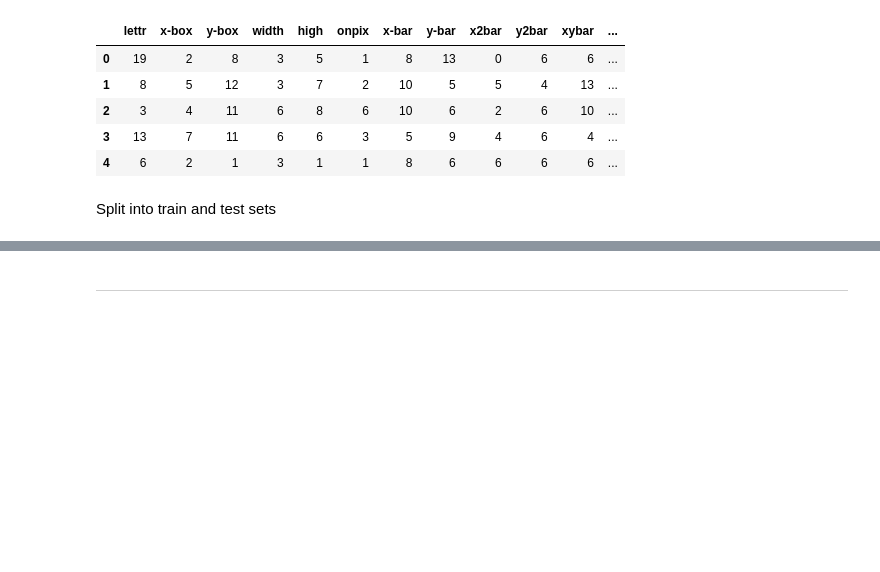
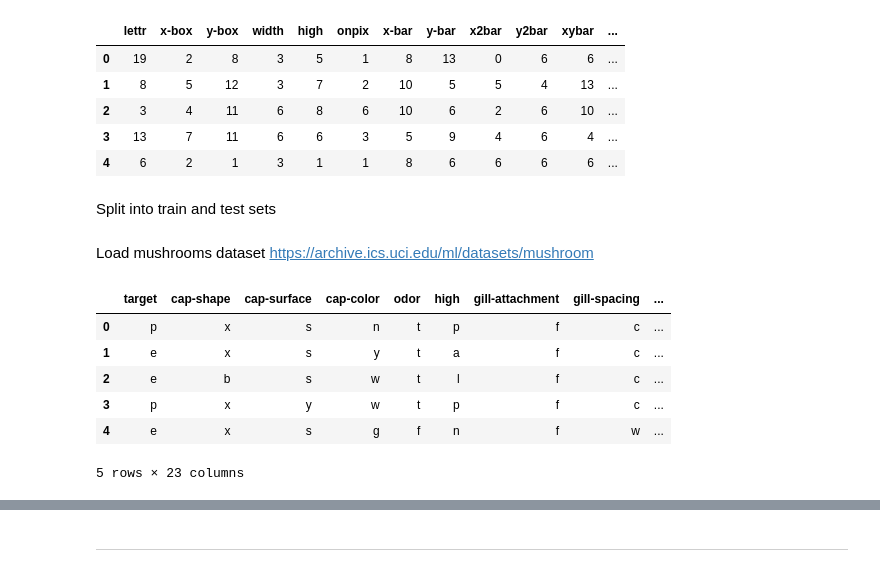
Before and after one commit to smikhai1/RF-online, a Jupyter notebook: notebooks/experiments.ipynb, the cells around one changed output, grey strips where cells are left out. Drawn from its saved outputs; the diff is of its cells as text; code cells hidden in the pictures; blank space fills up the shorter version.

```diff
--- a/notebooks/experiments.ipynb
+++ b/notebooks/experiments.ipynb
@@ -103,3 +100,21 @@ datasets['letters']['X_train'] = X_train
 datasets['letters']['X_test'] = X_test
 datasets['letters']['y_train'] = y_train
 datasets['letters']['y_test'] = y_test
+# %% [markdown]
+Load mushrooms dataset https://archive.ics.uci.edu/ml/datasets/mushroom
+# %%
+cols = ['target', 'cap-shape', 'cap-surface', 'cap-color', 'odor', 'high', 'gill-attachment', 'gill-spacing',
+       'gill-size', 'gill-color', 'stalk-shape', 'stalk-root', 'stalk-surface-above-ring', 'stalk-surface-below-ring', 'stalk-color-above-ring',
+       'stalk-color-below-ring', 'veil-type', 'veil-color', 'ring-number', 'ring-type',
+        'spore-print-color', 'population', 'habitat'
+       ]
+mushroom_dataset = pd.read_csv(PATH + 'agaricus-lepiota.data.txt', sep=',', names=cols)
+mushroom_dataset.head()
+# %% [output]
+|  | target | cap-shape | cap-surface | cap-color | odor | high | gill-attachment | gill-spacing | ... |
+| 0 | p | x | s | n | t | p | f | c | ... |
+| 1 | e | x | s | y | t | a | f | c | ... |
+| 2 | e | b | s | w | t | l | f | c | ... |
+| 3 | p | x | y | w | t | p | f | c | ... |
+| 4 | e | x | s | g | f | n | f | w | ... |
+5 rows × 23 columns
```
Also changed, not shown: parts of 15 cells of this notebook, 3 other files.
